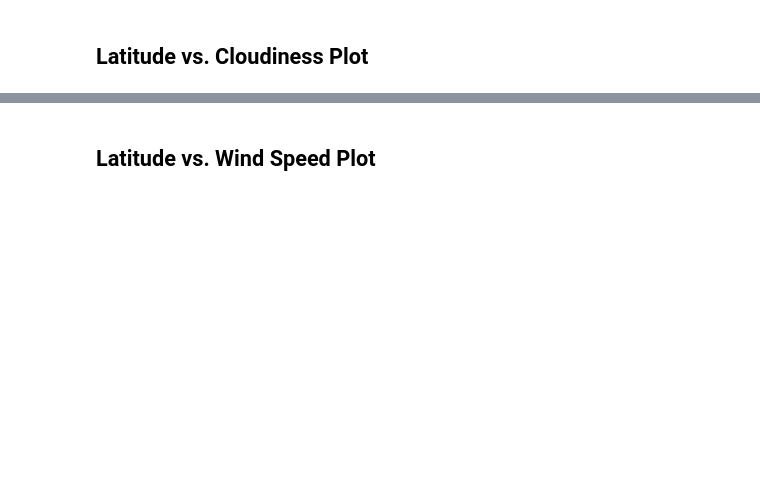
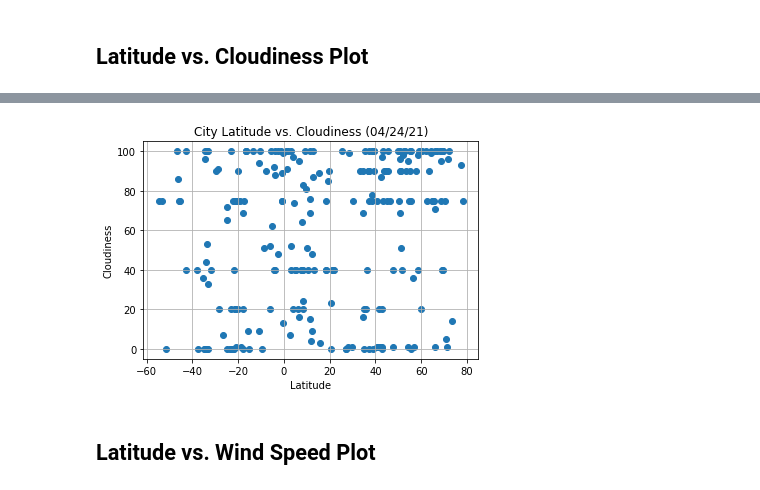
Before and after one commit to mjweiper/python-api-challenge, a Jupyter notebook: WeatherPy.ipynb, the cells around one changed output, grey strips where cells are left out. Drawn from its saved outputs; the diff is of its cells as text; code cells hidden in the pictures; blank space fills up the shorter version.

```diff
--- a/WeatherPy.ipynb
+++ b/WeatherPy.ipynb
@@ -143,2 +237,14 @@ Int64Index([], dtype='int64')
+# %%
+#Use proper labeling of the plots using plot titles (including date of analysis)
+plt.scatter(weather_dict['Lat'], weather_dict['Clouds'])
+plt.title('City Latitude vs. Cloudiness (04/24/21)')
+plt.xlabel('Latitude')
+plt.ylabel('Cloudiness')
+plt.grid(True)
+
+#Save the plotted figures as .pngs
+plt.savefig("./output_Data/City_Latitude_vs_Cloudiness.png")
+# %% [output]
+[figure, added]
 # %% [markdown]
 ## Latitude vs. Wind Speed Plot
```
Also changed, not shown: parts of 37 cells of this notebook, 13 other files.
